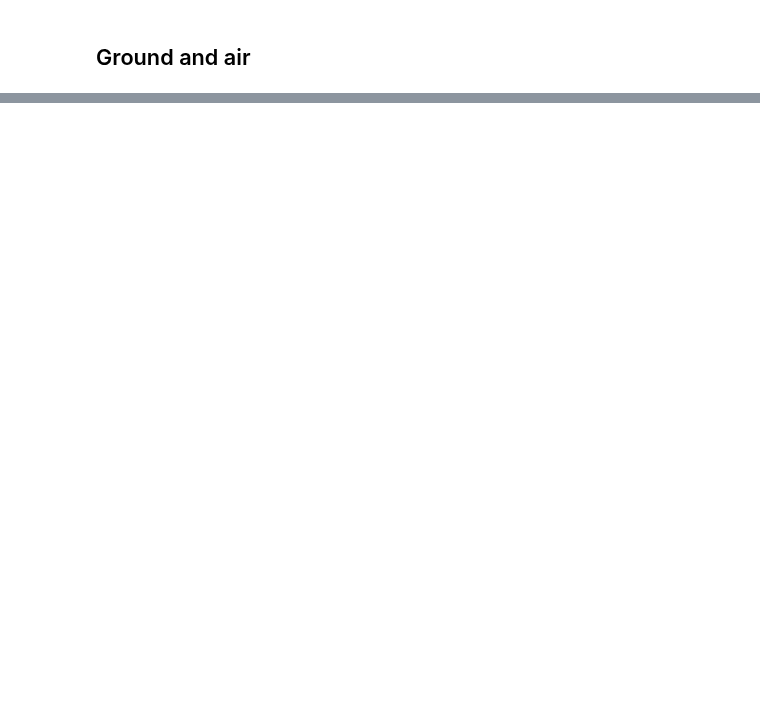
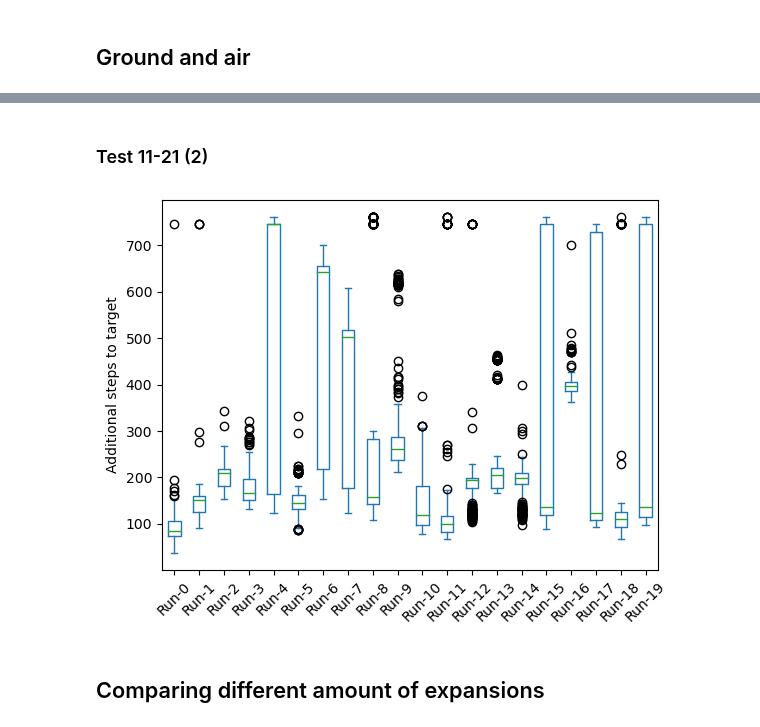
Before and after one commit to PimLb/POMDP_PBVI_Exploration, a Jupyter notebook: Experiments/Olfactory Navigation/visualize_results.ipynb, the cells around one changed output, grey strips where cells are left out. Saved outputs shown, nothing was run; the diff lists cells and outputs as text; code cells hidden in the pictures; blank space fills up the shorter version.

```diff
--- a/Experiments/Olfactory Navigation/visualize_results.ipynb
+++ b/Experiments/Olfactory Navigation/visualize_results.ipynb
@@ -56,0 +48,9 @@ plt.show()
+# %% [markdown]
+### Test 11-21 (2)
+# %%
+file = './Test_GroundAir_FSVI_300it_100exp_099g_e6eps_20run_20231121_165329/extra_steps.csv'
+plot_extra_steps_from_file(file)
+# %% [output]
+[figure, added]
+# %% [markdown]
+## Comparing different amount of expansions
```
Also changed, not shown: parts of 14 cells of this notebook.
